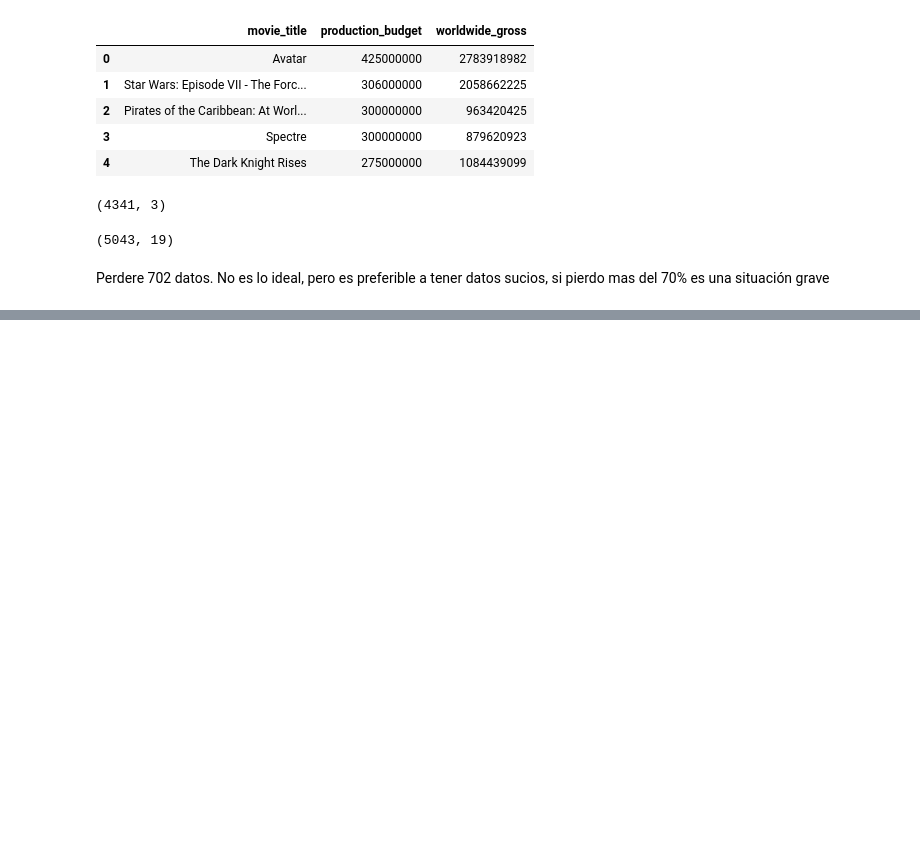
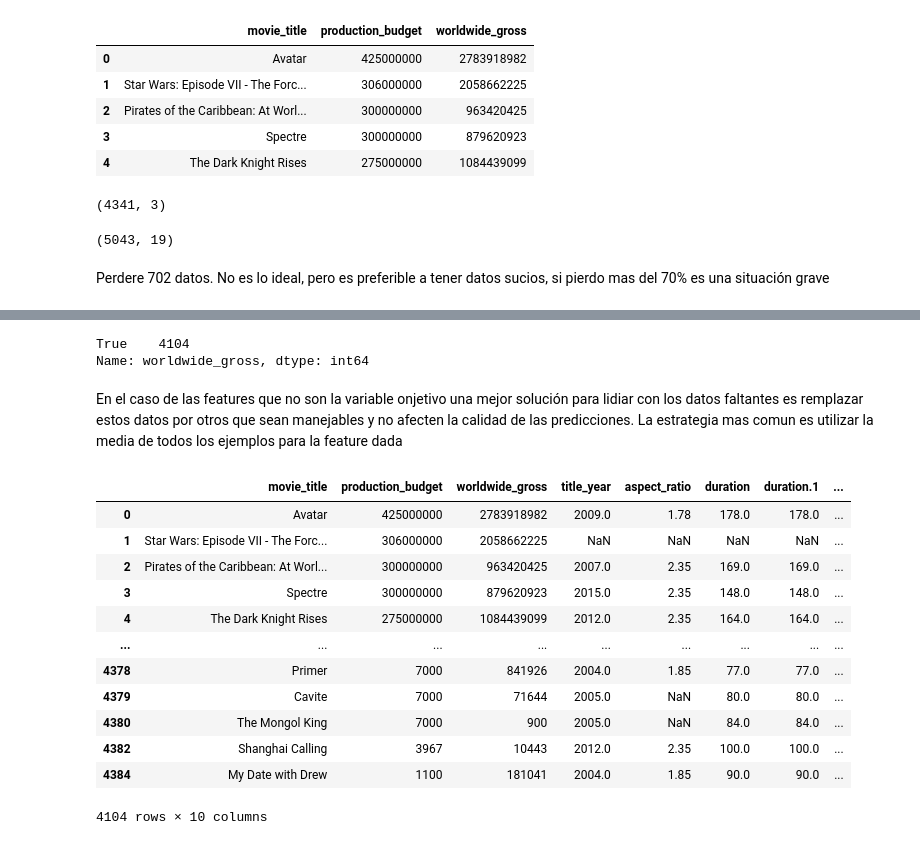
Before and after one commit to Kaiziferr/MachineLearningAplicate, a Jupyter notebook: Untitled.ipynb, the cells around one changed output, grey strips where cells are left out. Drawn from its saved outputs; the diff is of its cells as text; code cells hidden in the pictures; blank space fills up the shorter version.

```diff
--- a/Untitled.ipynb
+++ b/Untitled.ipynb
@@ -436,0 +490,4 @@ ValueError: The column label 'movie_title' is not unique.
+# %%
+# Miramos si nuestra varible objetivo esta disponible worldwide_gross
+mask_2 = available['worldwide_gross']
+mask_2
@@ -436,0 +507,10 @@ ValueError: The column label 'movie_title' is not unique.
+# %%
+datafra_num2 = datafra_num2[mask_2]
+# %%
+#Nuestra variable objetivo esta limpia
+((datafra_num2 !=0) & (datafra_num2.notnull())).worldwide_gross.value_counts()
+# %% [output]
+True    4104
+Name: worldwide_gross, dtype: int64
+# %% [markdown]
+En el caso de las features que no son la variable onjetivo una mejor solución para lidiar con los datos faltantes es remplazar estos datos por otros que sean manejables y no afecten la calidad de las predicciones. La estrategia mas comun es utilizar la media de todos los ejemplos para la feature dada
@@ -436,0 +522,16 @@ ValueError: The column label 'movie_title' is not unique.
+# %%
+datafra_num2
+# %% [output]
+|  | movie_title | production_budget | worldwide_gross | title_year | aspect_ratio | duration | duration.1 | ... |
+| 0 | Avatar | 425000000 | 2783918982 | 2009.0 | 1.78 | 178.0 | 178.0 | ... |
+| 1 | Star Wars: Episode VII - The Forc... | 306000000 | 2058662225 | NaN | NaN | NaN | NaN | ... |
+| 2 | Pirates of the Caribbean: At Worl... | 300000000 | 963420425 | 2007.0 | 2.35 | 169.0 | 169.0 | ... |
+| 3 | Spectre | 300000000 | 879620923 | 2015.0 | 2.35 | 148.0 | 148.0 | ... |
+| 4 | The Dark Knight Rises | 275000000 | 1084439099 | 2012.0 | 2.35 | 164.0 | 164.0 | ... |
+| ... | ... | ... | ... | ... | ... | ... | ... | ... |
+| 4378 | Primer | 7000 | 841926 | 2004.0 | 1.85 | 77.0 | 77.0 | ... |
+| 4379 | Cavite | 7000 | 71644 | 2005.0 | NaN | 80.0 | 80.0 | ... |
+| 4380 | The Mongol King | 7000 | 900 | 2005.0 | NaN | 84.0 | 84.0 | ... |
+| 4382 | Shanghai Calling | 3967 | 10443 | 2012.0 | 2.35 | 100.0 | 100.0 | ... |
+| 4384 | My Date with Drew | 1100 | 181041 | 2004.0 | 1.85 | 90.0 | 90.0 | ... |
+4104 rows × 10 columns
```
Also changed, not shown: parts of 33 cells of this notebook, 1 other file.
